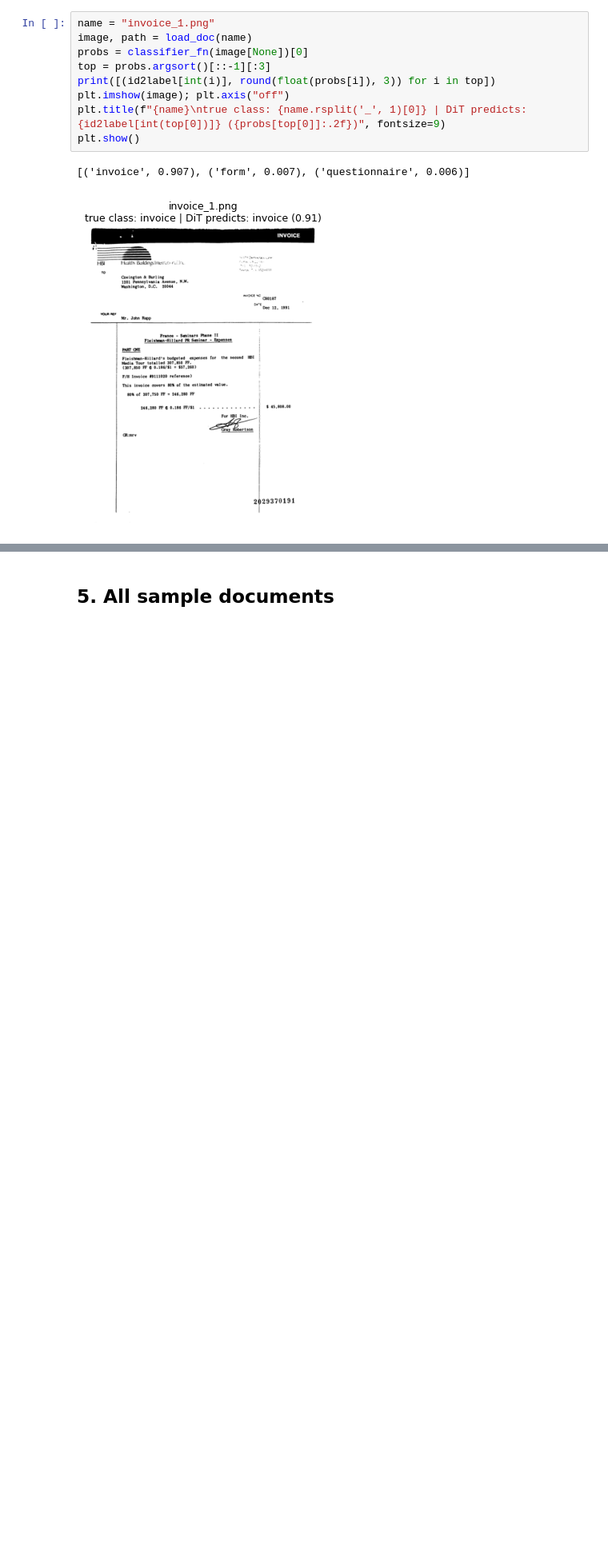
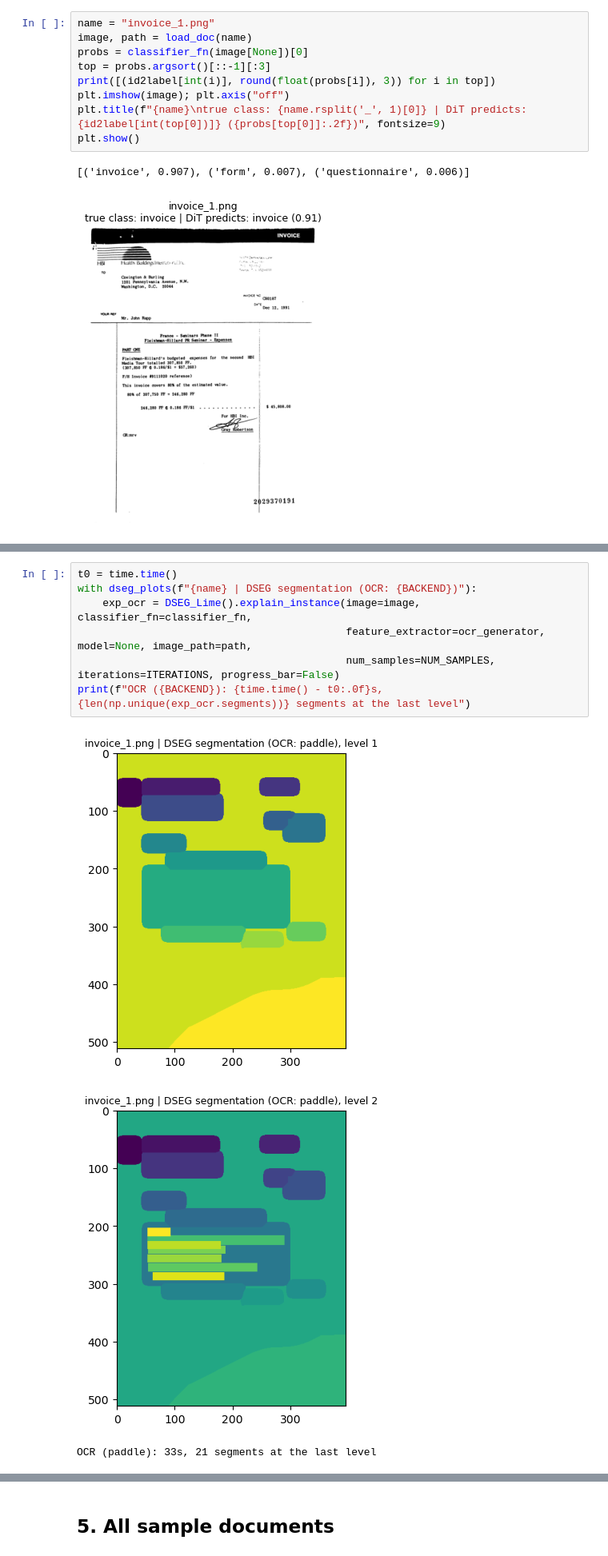
Before and after one commit to EmanuelaBoros/dseg-lime, a Jupyter notebook: notebooks/dseg_lime_rvlcdip.ipynb, the cells around one changed output, grey strips where cells are left out. Shown at 80% size. Drawn from its saved outputs; the diff is of its cells as text; blank space fills up the shorter version.

Commit message:
Progress in the notebook

```diff
--- a/notebooks/dseg_lime_rvlcdip.ipynb
+++ b/notebooks/dseg_lime_rvlcdip.ipynb
@@ -196,0 +210,11 @@ explained class: invoice
+# %%
+t0 = time.time()
+with dseg_plots(f"{name} | DSEG segmentation (OCR: {BACKEND})"):
+    exp_ocr = DSEG_Lime().explain_instance(image=image, classifier_fn=classifier_fn,
+                                           feature_extractor=ocr_generator, model=None, image_path=path,
+                                           num_samples=NUM_SAMPLES, iterations=ITERATIONS, progress_bar=False)
+print(f"OCR ({BACKEND}): {time.time() - t0:.0f}s, {len(np.unique(exp_ocr.segments))} segments at the last level")
+# %% [output]
+[figure, added]
+[figure, added]
+OCR (paddle): 33s, 21 segments at the last level
```
Also changed, not shown: parts of 12 cells of this notebook, 1 other file.
